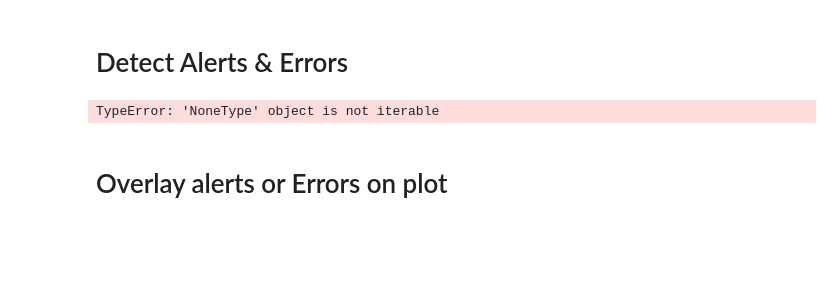
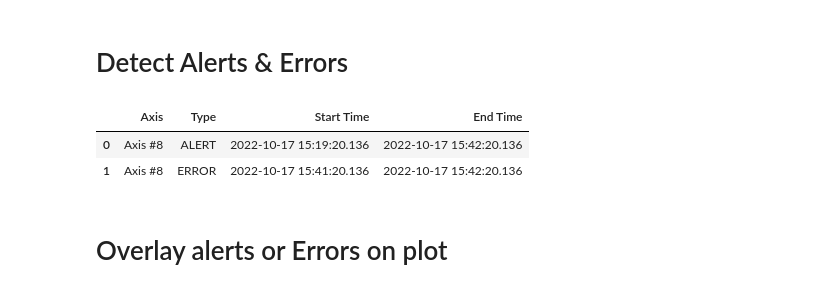
Before and after one commit to JariusBedward-8841640/CSCN8010_Practical_Lab1_ArchitectureVer, a Jupyter notebook: DataStreamPracticalLab,.ipynb, the cells around one changed output. Cells and saved outputs as stored; diff of their text form; code cells hidden in the pictures; blank space fills up the shorter version.

```diff
--- a/DataStreamPracticalLab,.ipynb
+++ b/DataStreamPracticalLab,.ipynb
@@ -272,49 +304,50 @@ thresholds
 # %%
 
 alerts = []
+
+def find_periods(mask):
+        periods = []
+        start_idx = None
+        for i, val in enumerate(mask):
+            if val and start_idx is None:
+                start_idx = i
+            elif not val and start_idx is not None:
+                duration = df_synth["time_min"].iloc[i-1] - df_synth["time_min"].iloc[start_idx]
+                if duration >=T_seconds:
+                    periods.append((df_synth["Time"].iloc[start_idx], df_synth["Time"].iloc[i-1]))
+                start_idx = None
+        if start_idx is not None:
+            duration = (df_synth["time_min"].iloc[-1] - df_synth["time_min"].iloc[start_idx]) * 60
+            if duration >= T_seconds:
+                    periods.append((df_synth["Time"].iloc[start_idx], df_synth["Time"].iloc[-1]))
+
+        return periods
+
 
 for axis in axis_cols:
 
     res = residuals_synth[axis]
     MinC = thresholds[axis]["MinC"]
     MaxC = thresholds[axis]["MaxC"]
     T = thresholds[axis]["T"]
 
 
     above_min = res > MinC
     above_max = res > MaxC
 
-    #!!! Helper to find continous periods
-    def find_periods(mask):
-        periods = []
-        start_idx = None
-        for i, val in enumerate(mask):
-            if val and start_idx is None:
-                start_idx = i
-            elif not val and start_idx is not None:
-                duration = df_synth["time_min"].ilock[i-1] - df_synth["time_min"].iloc[start_idx]
-                if duration*60 >=T:
-                    periods.append((df_synth["Time"].iloc[start_idx], df_synth["Time"].ilock[i-1]))
-                    return periods
+
 
 
     alerts += [(axis, "ALERT", start, end) for start, end in find_periods(above_min)]
     alerts += [(axis, "ERROR", start, end) for start, end in find_periods(above_max)]
 
-# Convert to DataFrame
+#Convert to dataframe
 alerts_df = pd.DataFrame(alerts, columns=["Axis", "Type", "Start Time", "End Time"])
 alerts_df.head()
-
-
-    # if not above_min.empty:
-    #     alerts.append((axis, "ALERT", above_min[time_col].iloc[0]))
-    # if not above_max.empty:
-    #     alerts.append((axis,"error", above_max[time_col].iloc[0]))
-    #
-    #
-    # pd.DataFrame(alerts, columns = ["Axis", "Type", "Time"])
 # %% [output]
-TypeError: 'NoneType' object is not iterable
+|  | Axis | Type | Start Time | End Time |
+| 0 | Axis #8 | ALERT | 2022-10-17 15:19:20.136 | 2022-10-17 15:42:20.136 |
+| 1 | Axis #8 | ERROR | 2022-10-17 15:41:20.136 | 2022-10-17 15:42:20.136 |
 # %% [markdown]
 # Overlay alerts or Errors on plot
 # %%
```
Also changed, not shown: parts of 15 cells of this notebook, 10 other files.
